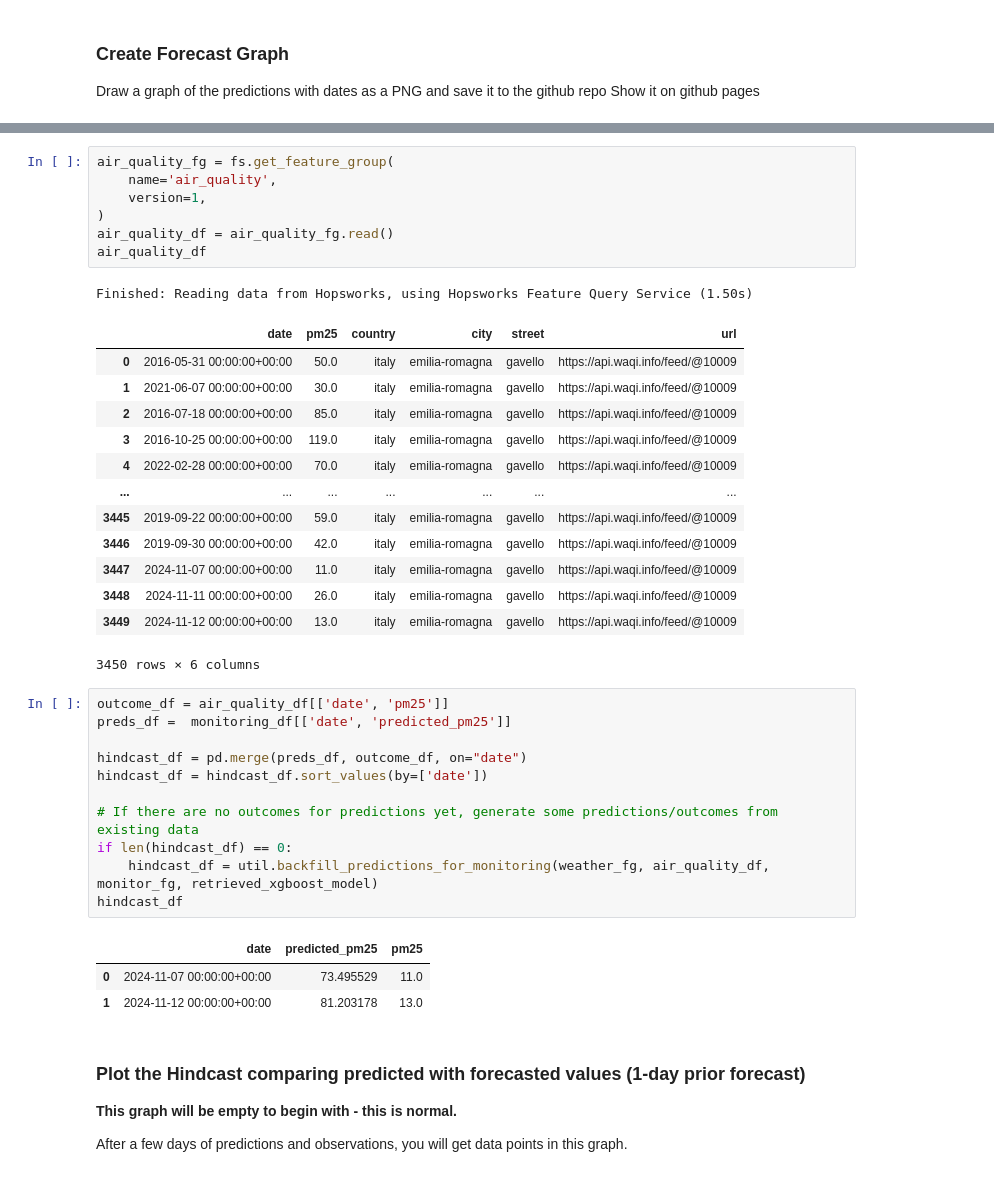
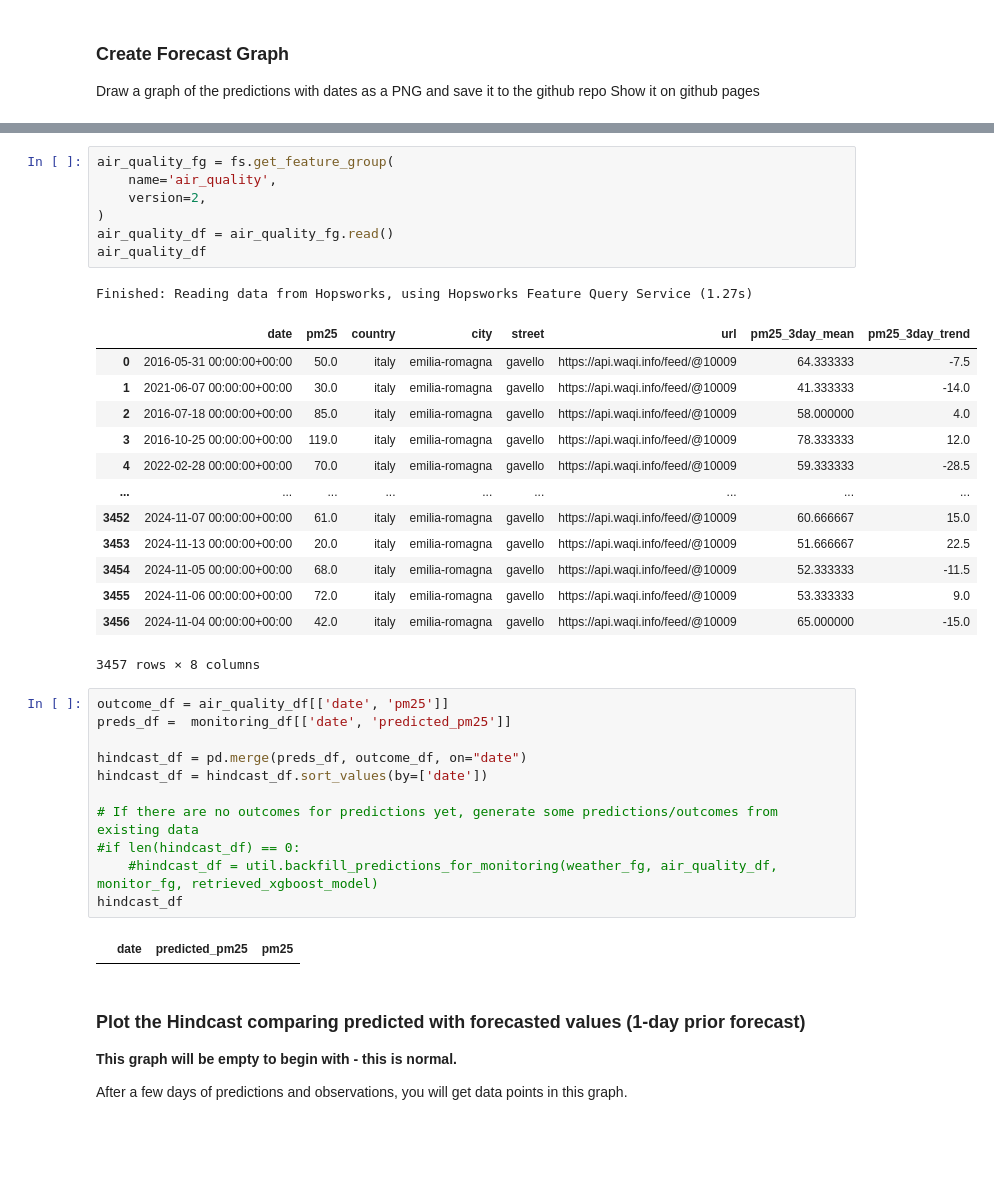
Before and after one commit to featurestorebook/mlfs-book, a Jupyter notebook: notebooks/4_air_quality_batch_inference.ipynb, the cells around one changed output, grey strips where cells are left out. Cells and saved outputs as stored; diff of their text form; blank space fills up the shorter version.

```diff
--- a/notebooks/4_air_quality_batch_inference.ipynb
+++ b/notebooks/4_air_quality_batch_inference.ipynb
@@ -226,25 +318,25 @@ Finished: Reading data from Hopsworks, using Hopsworks Feature Query Service (0.
 # %%
 air_quality_fg = fs.get_feature_group(
     name='air_quality',
-    version=1,
+    version=2,
 )
 air_quality_df = air_quality_fg.read()
 air_quality_df
 # %% [output]
-Finished: Reading data from Hopsworks, using Hopsworks Feature Query Service (1.50s)
+Finished: Reading data from Hopsworks, using Hopsworks Feature Query Service (1.27s)
-|  | date | pm25 | country | city | street | url |
-| 0 | 2016-05-31 00:00:00+00:00 | 50.0 | italy | emilia-romagna | gavello | https://api.waqi.info/feed/@10009 |
-| 1 | 2021-06-07 00:00:00+00:00 | 30.0 | italy | emilia-romagna | gavello | https://api.waqi.info/feed/@10009 |
-| 2 | 2016-07-18 00:00:00+00:00 | 85.0 | italy | emilia-romagna | gavello | https://api.waqi.info/feed/@10009 |
-| 3 | 2016-10-25 00:00:00+00:00 | 119.0 | italy | emilia-romagna | gavello | https://api.waqi.info/feed/@10009 |
-| 4 | 2022-02-28 00:00:00+00:00 | 70.0 | italy | emilia-romagna | gavello | https://api.waqi.info/feed/@10009 |
-| ... | ... | ... | ... | ... | ... | ... |
-| 3445 | 2019-09-22 00:00:00+00:00 | 59.0 | italy | emilia-romagna | gavello | https://api.waqi.info/feed/@10009 |
-| 3446 | 2019-09-30 00:00:00+00:00 | 42.0 | italy | emilia-romagna | gavello | https://api.waqi.info/feed/@10009 |
-| 3447 | 2024-11-07 00:00:00+00:00 | 11.0 | italy | emilia-romagna | gavello | https://api.waqi.info/feed/@10009 |
-| 3448 | 2024-11-11 00:00:00+00:00 | 26.0 | italy | emilia-romagna | gavello | https://api.waqi.info/feed/@10009 |
-| 3449 | 2024-11-12 00:00:00+00:00 | 13.0 | italy | emilia-romagna | gavello | https://api.waqi.info/feed/@10009 |
+|  | date | pm25 | country | city | street | url | pm25_3day_mean | pm25_3day_trend |
+| 0 | 2016-05-31 00:00:00+00:00 | 50.0 | italy | emilia-romagna | gavello | https://api.waqi.info/feed/@10009 | 64.333333 | -7.5 |
+| 1 | 2021-06-07 00:00:00+00:00 | 30.0 | italy | emilia-romagna | gavello | https://api.waqi.info/feed/@10009 | 41.333333 | -14.0 |
+| 2 | 2016-07-18 00:00:00+00:00 | 85.0 | italy | emilia-romagna | gavello | https://api.waqi.info/feed/@10009 | 58.000000 | 4.0 |
+| 3 | 2016-10-25 00:00:00+00:00 | 119.0 | italy | emilia-romagna | gavello | https://api.waqi.info/feed/@10009 | 78.333333 | 12.0 |
+| 4 | 2022-02-28 00:00:00+00:00 | 70.0 | italy | emilia-romagna | gavello | https://api.waqi.info/feed/@10009 | 59.333333 | -28.5 |
+| ... | ... | ... | ... | ... | ... | ... | ... | ... |
+| 3452 | 2024-11-07 00:00:00+00:00 | 61.0 | italy | emilia-romagna | gavello | https://api.waqi.info/feed/@10009 | 60.666667 | 15.0 |
+| 3453 | 2024-11-13 00:00:00+00:00 | 20.0 | italy | emilia-romagna | gavello | https://api.waqi.info/feed/@10009 | 51.666667 | 22.5 |
+| 3454 | 2024-11-05 00:00:00+00:00 | 68.0 | italy | emilia-romagna | gavello | https://api.waqi.info/feed/@10009 | 52.333333 | -11.5 |
+| 3455 | 2024-11-06 00:00:00+00:00 | 72.0 | italy | emilia-romagna | gavello | https://api.waqi.info/feed/@10009 | 53.333333 | 9.0 |
+| 3456 | 2024-11-04 00:00:00+00:00 | 42.0 | italy | emilia-romagna | gavello | https://api.waqi.info/feed/@10009 | 65.000000 | -15.0 |
-3450 rows × 6 columns
+3457 rows × 8 columns
 # %%
 outcome_df = air_quality_df[['date', 'pm25']]
 preds_df =  monitoring_df[['date', 'predicted_pm25']]
@@ -253,13 +345,11 @@ hindcast_df = pd.merge(preds_df, outcome_df, on="date")
 hindcast_df = hindcast_df.sort_values(by=['date'])
 
 # If there are no outcomes for predictions yet, generate some predictions/outcomes from existing data
-if len(hindcast_df) == 0:
-    hindcast_df = util.backfill_predictions_for_monitoring(weather_fg, air_quality_df, monitor_fg, retrieved_xgboost_model)
+#if len(hindcast_df) == 0:
+    #hindcast_df = util.backfill_predictions_for_monitoring(weather_fg, air_quality_df, monitor_fg, retrieved_xgboost_model)
 hindcast_df
 # %% [output]
 |  | date | predicted_pm25 | pm25 |
-| 0 | 2024-11-07 00:00:00+00:00 | 73.495529 | 11.0 |
-| 1 | 2024-11-12 00:00:00+00:00 | 81.203178 | 13.0 |
 # %% [markdown]
 ### Plot the Hindcast comparing predicted with forecasted values (1-day prior forecast)
 
```
Also changed, not shown: parts of 21 cells of this notebook, 3 other files.
